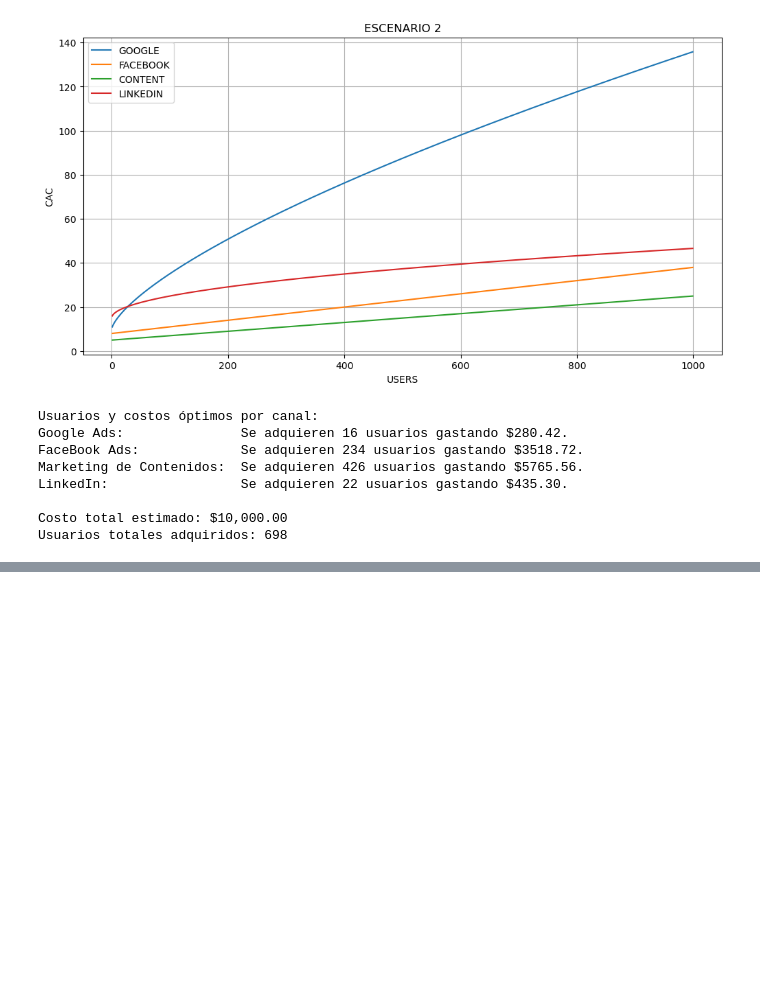
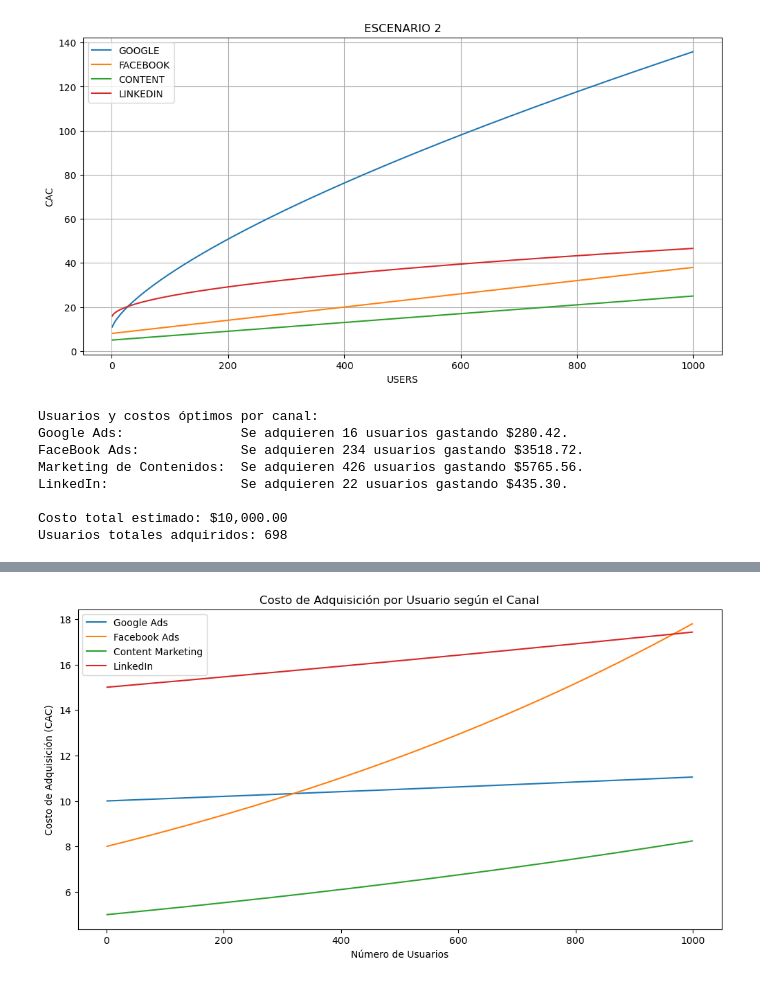
Before and after one commit to luisejdm/Analisis_de_datos_financieros_y_de_diseno_de_indicadores, a Jupyter notebook: Reportes/reporte07.ipynb, the cells around one changed output, grey strips where cells are left out. Drawn from its saved outputs; the diff is of its cells as text; code cells hidden in the pictures; blank space fills up the shorter version.

```diff
--- a/Reportes/reporte07.ipynb
+++ b/Reportes/reporte07.ipynb
@@ -319,0 +405,20 @@ Usuarios totales adquiridos: 698
+# %%
+# Gráficas de CAC para cada canal
+user_range = np.arange(1, 1000, 1)
+cac_google = [cac_google_ads(u) for u in user_range]
+cac_facebook = [cac_facebook_ads(u) for u in user_range]
+cac_content = [cac_content_marketing(u) for u in user_range]
+cac_linkedin = [cac_linkedin(u) for u in user_range]
+
+plt.figure(figsize=(12, 6))
+plt.plot(user_range, cac_google, label='Google Ads')
+plt.plot(user_range, cac_facebook, label='Facebook Ads')
+plt.plot(user_range, cac_content, label='Content Marketing')
+plt.plot(user_range, cac_linkedin, label='LinkedIn')
+plt.xlabel('Número de Usuarios')
+plt.ylabel('Costo de Adquisición (CAC)')
+plt.title('Costo de Adquisición por Usuario según el Canal')
+plt.legend()
+plt.show()
+# %% [output]
+[figure, added]
```
Also changed, not shown: parts of 7 cells of this notebook.
